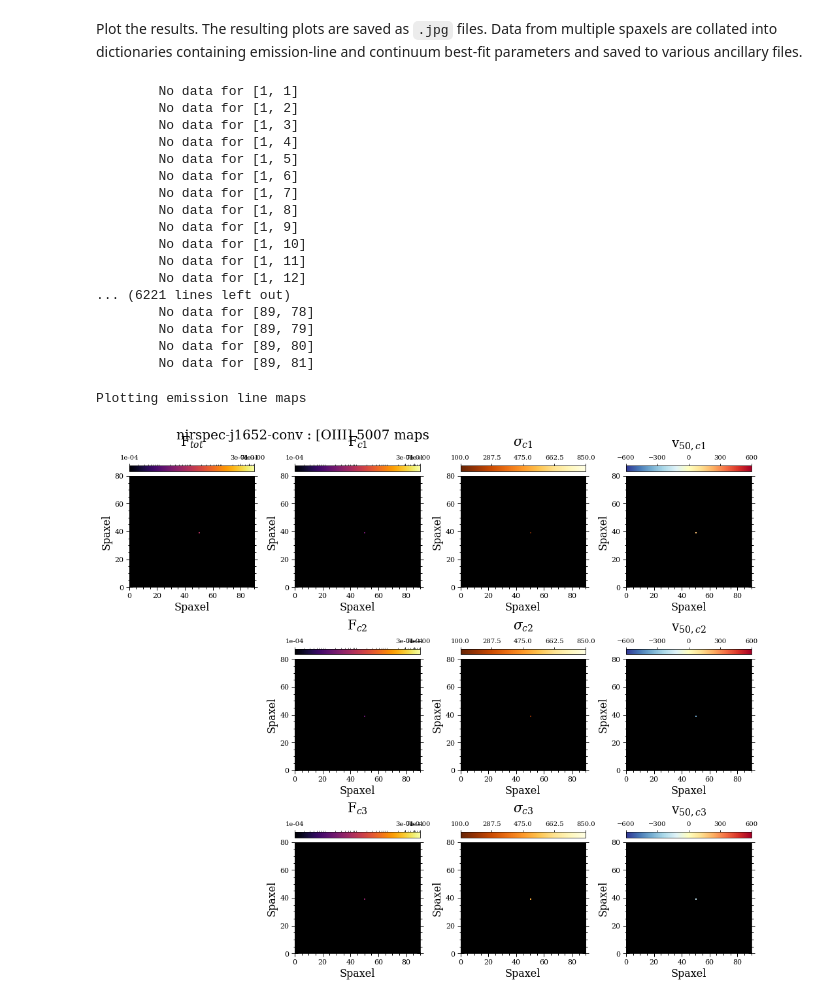
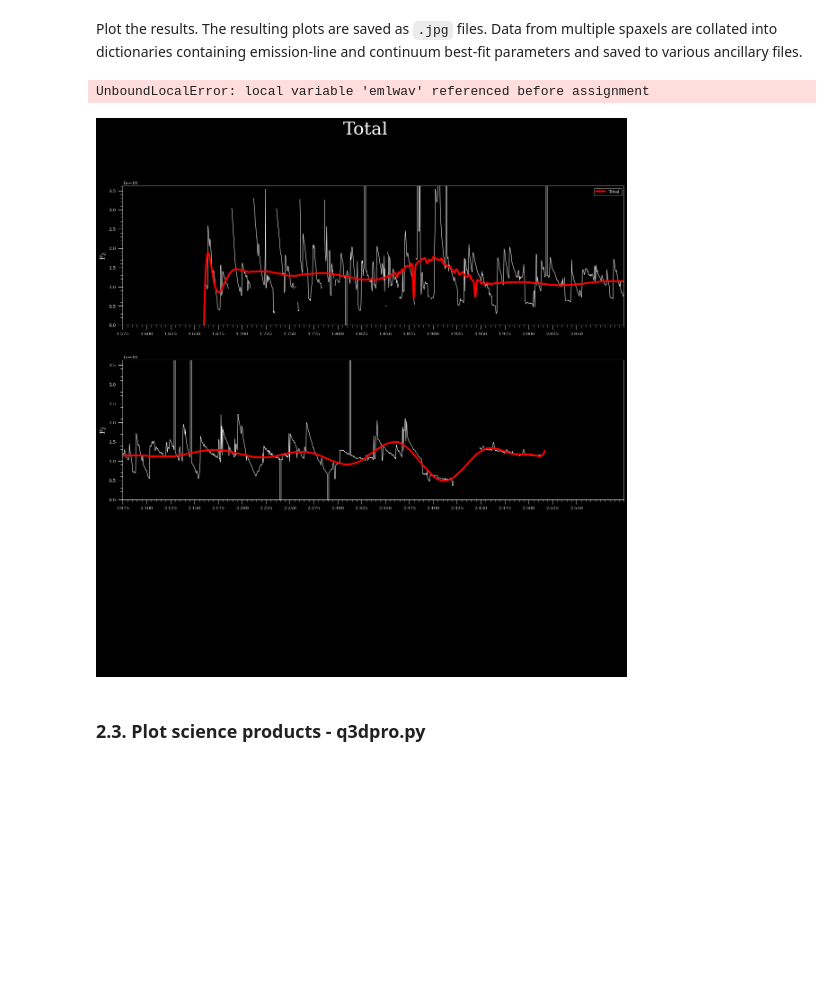
Before and after one commit to Q3D/q3dfit, a Jupyter notebook: jnb/run_q3dfit_nir_stellar.ipynb, the cells around one changed output. Cells and saved outputs as stored; diff of their text form; code cells hidden in the pictures; blank space fills up the shorter version.

```diff
--- a/jnb/run_q3dfit_nir_stellar.ipynb
+++ b/jnb/run_q3dfit_nir_stellar.ipynb
@@ -195,7 +226,7 @@ for i in lines:
 `siglim_gas` sets lower and upper bounds for the Gaussian width (sigma) of the emission line. These limits can be set globablly, for all spaxels and components, by defining a 2-element array. The limits can also be set for individual spaxels (but all components) by defining an (Ncol x Nrow x 2) array.
 # %%
 # Global limit
-siglim_gas = np.array([5., 2000.])
+siglim_gas = np.array([5., 500.])
 
 # Spaxel-by-spaxel limit
 # siglim_gas = np.ndarray((dx, dy, 2))
@@ -546,24 +491,2 @@ AssertionError: `lam` must be monotonically increasing
 # %% [markdown]
 Plot the results. The resulting plots are saved as `.jpg` files. Data from multiple spaxels are collated into dictionaries containing emission-line and continuum best-fit parameters and saved to various ancillary files.
-# %%
-#for cols in cc:
-#for rows in rr:
-q3da(q3di, quiet=True, noplots=True)
-# %% [output]
-        No data for [1, 1]
-        No data for [1, 2]
-        No data for [1, 3]
-        No data for [1, 4]
-        No data for [1, 5]
-        No data for [1, 6]
-        No data for [1, 7]
-        No data for [1, 8]
-        No data for [1, 9]
-        No data for [1, 10]
-        No data for [1, 11]
-        No data for [1, 12]
-... (6221 lines left out)
-        No data for [89, 78]
-        No data for [89, 79]
-        No data for [89, 80]
-        No data for [89, 81]
@@ -570,3 +502,12 @@ q3da(q3di, quiet=True, noplots=True)
+# %%
+import pdb
+q3da(q3di,cols=cols,rows=rows)
+#q3da(q3di)
+# %% [output]
+UnboundLocalError: local variable 'emlwav' referenced before assignment
+[figure, added]
+# %% [markdown]
+### 2.3. Plot science products - q3dpro.py
 # %%
 qpro = q3dpro.Q3Dpro(q3di, PLATESCALE=0.05, NOCONT=True)
 
@@ -580,14 +521,7 @@ pltarg = {'Ftot':flx,
           'v50':[-600,600],
           'fluxlog':True,}
 
-#qpro.make_linemap('Hbeta',XYSTYLE=do_kpc,xyCenter=qsocenter,
-#                  LINEVAC=False,SAVEDATA=saveFile,VMINMAX=pltarg,PLTNUM=1,CMAP='inferno')
-#qpro.make_linemap('[OIII]4959',XYSTYLE=do_kpc,xyCenter=qsocenter,
-#                  LINEVAC=False,SAVEDATA=saveFile,VMINMAX=pltarg,PLTNUM=1,CMAP='inferno')
-qpro.make_linemap('[OIII]5007',XYSTYLE=do_kpc,xyCenter=qsocenter,
-                  LINEVAC=False,SAVEDATA=saveFile,VMINMAX=pltarg,PLTNUM=1,CMAP='inferno')
-#qpro.make_linemap('Halpha',XYSTYLE=do_kpc,xyCenter=qsocenter,
-#                  LINEVAC=False,SAVEDATA=saveFile,VMINMAX=pltarg,PLTNUM=1,CMAP='inferno')
+qpro = q3dpro.Q3Dpro(q3di)
+qpro.make_linemap('Halpha',XYSTYLE=do_kpc,LINEVAC=False,PLTNUM=10,SAVEDATA=False)
+qpro.make_linemap('[NII]6583',XYSTYLE=do_kpc,LINEVAC=False,PLTNUM=11,SAVEDATA=False)
+qpro.make_linemap('Hbeta',XYSTYLE=do_kpc,LINEVAC=False,PLTNUM=12,SAVEDATA=False)
-# %% [output]
-Plotting emission line maps
-[figure, removed]
```
Also changed, not shown: parts of 49 cells of this notebook, 1 other file.
